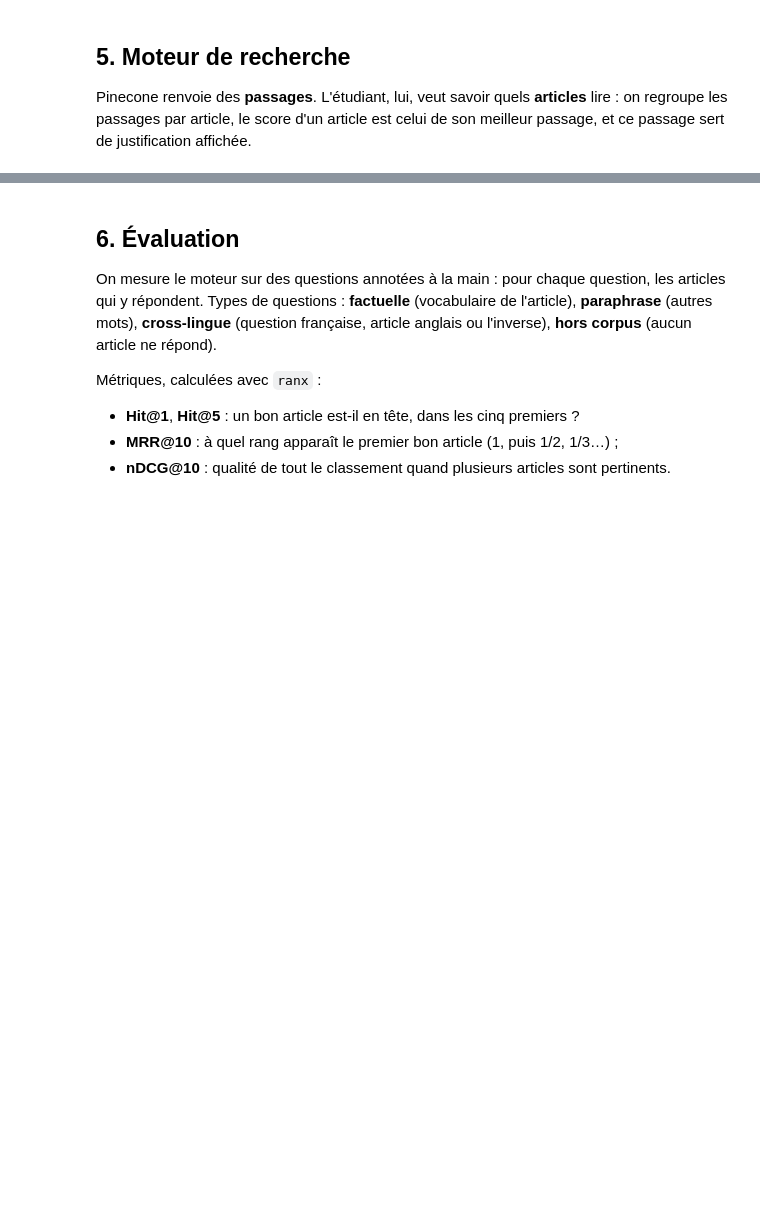
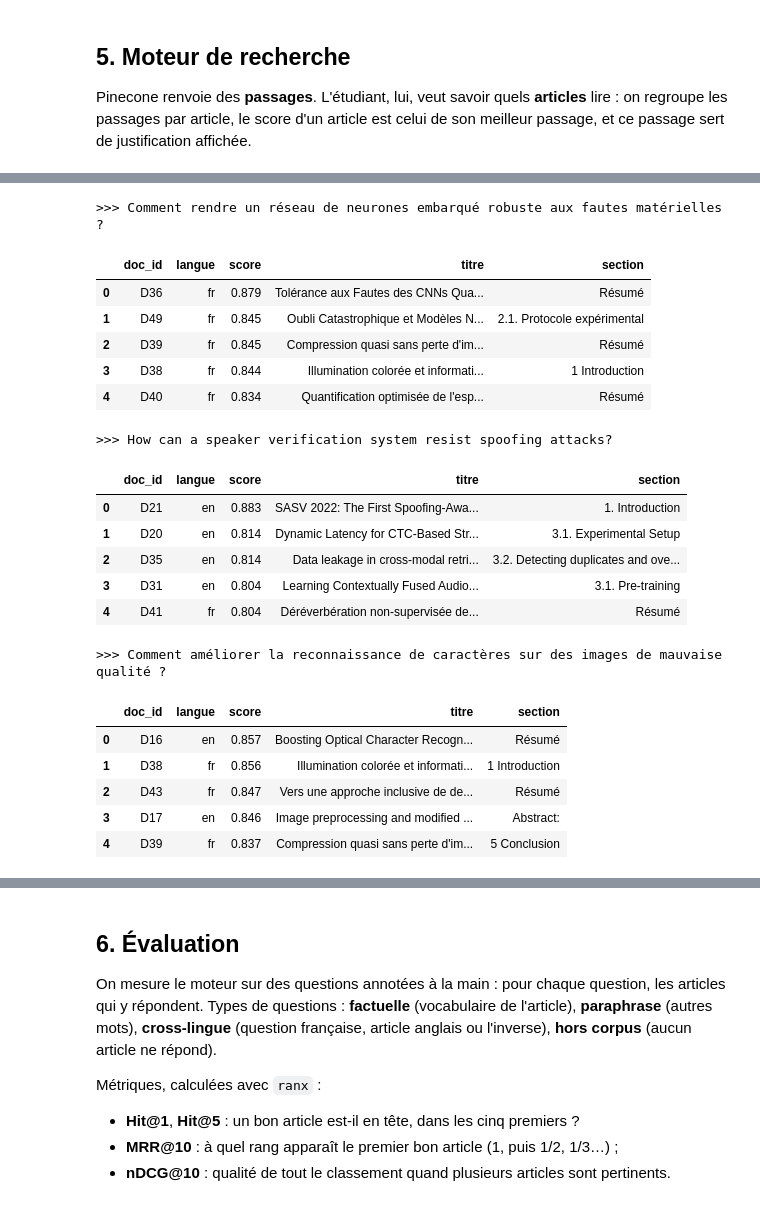
Before and after one commit to mentalist011101/tp1-recherche-semantique, a Jupyter notebook: notebooks/recherche_semantique.ipynb, the cells around one changed output, grey strips where cells are left out. Drawn from its saved outputs; the diff is of its cells as text; code cells hidden in the pictures; blank space fills up the shorter version.

Commit message:
Section 5 : recherche par passages et regroupement par article
Co-Authored-By: Claude Opus 5.5 <noreply@anthropic.com>
Claude-Session: https://claude.ai/code/session_01UH6xsn768jvjymdy5CoT6D

```diff
--- a/notebooks/recherche_semantique.ipynb
+++ b/notebooks/recherche_semantique.ipynb
@@ -580,3 +580,15 @@ passage sert de justification affichée.
 # vectorstore.similarity_search_with_score sur trois questions : une en français, une en anglais,
 # et une en français dont la réponse est un article anglais.
 # Afficher pour chaque passage : score, doc_id, section, début du texte.
+QUESTIONS = [
+    "Comment rendre un réseau de neurones embarqué robuste aux fautes matérielles ?",  # réponse attendue : D36 (fr)
+    "How can a speaker verification system resist spoofing attacks?",  # D21 (en)
+    "Comment améliorer la reconnaissance de caractères sur des images de mauvaise qualité ?",  # D16, D17 (en)
+]
+
+for question in QUESTIONS:
+    print(f"\n>>> {question}")
+    for doc, score in vectorstore.similarity_search_with_score(question, k=5):
+        # Le page_content commence par le préfixe « titre › section » : on affiche le texte après.
+        text = doc.page_content.split("\n\n", 1)[-1]
+        print(f"{score:.3f}  {doc.metadata['doc_id']}  {doc.metadata['section'][:30]:<30}  {text[:70]}")
@@ -584,5 +617,51 @@ passage sert de justification affichée.
 # Écrire search_articles(question: str, k_passages: int = 20, k_articles: int = 5) -> pd.DataFrame :
 # récupérer k_passages passages, garder le meilleur passage de chaque doc_id, renvoyer les
 # k_articles meilleurs articles (doc_id, titre, langue, score, section et texte du meilleur passage).
+
+
+def search_articles(question: str, k_passages: int = 60, k_articles: int = 5) -> pd.DataFrame:
+    # On demande bien plus de passages que d'articles voulus : un article très pertinent occupe
+    # souvent toutes les premières places. Avec 20 passages, la question sur le spoofing ne
+    # renvoyait qu'un seul article, D21, qui avait les 20 meilleurs passages.
+    results = vectorstore.similarity_search_with_score(question, k=k_passages)
+    rows = pd.DataFrame([
+        {
+            "doc_id": doc.metadata["doc_id"],
+            "titre": doc.metadata["titre"],
+            "langue": doc.metadata["langue"],
+            "score": round(score, 3),
+            "section": doc.metadata["section"],
+            "passage": doc.page_content.split("\n\n", 1)[-1],
+        }
+        for doc, score in results
+    ])
+    # Pinecone renvoie les passages du plus proche au moins proche : la première occurrence d'un
+    # article est son meilleur passage. Score de l'article = score de ce passage (max).
+    return rows.drop_duplicates("doc_id").head(k_articles).reset_index(drop=True)
 # %%
 # Tester search_articles sur les trois questions précédentes.
+for question in QUESTIONS:
+    print(f"\n>>> {question}")
+    display(search_articles(question)[["doc_id", "langue", "score", "titre", "section"]])
+# %% [output]
+>>> Comment rendre un réseau de neurones embarqué robuste aux fautes matérielles ?
+|  | doc_id | langue | score | titre | section |
+| 0 | D36 | fr | 0.879 | Tolérance aux Fautes des CNNs Qua... | Résumé |
+| 1 | D49 | fr | 0.845 | Oubli Catastrophique et Modèles N... | 2.1. Protocole expérimental |
+| 2 | D39 | fr | 0.845 | Compression quasi sans perte d'im... | Résumé |
+| 3 | D38 | fr | 0.844 | Illumination colorée et informati... | 1 Introduction |
+| 4 | D40 | fr | 0.834 | Quantification optimisée de l'esp... | Résumé |
+>>> How can a speaker verification system resist spoofing attacks?
+|  | doc_id | langue | score | titre | section |
+| 0 | D21 | en | 0.883 | SASV 2022: The First Spoofing-Awa... | 1. Introduction |
+| 1 | D20 | en | 0.814 | Dynamic Latency for CTC-Based Str... | 3.1. Experimental Setup |
+| 2 | D35 | en | 0.814 | Data leakage in cross-modal retri... | 3.2. Detecting duplicates and ove... |
+| 3 | D31 | en | 0.804 | Learning Contextually Fused Audio... | 3.1. Pre-training |
+| 4 | D41 | fr | 0.804 | Déréverbération non-supervisée de... | Résumé |
+>>> Comment améliorer la reconnaissance de caractères sur des images de mauvaise qualité ?
+|  | doc_id | langue | score | titre | section |
+| 0 | D16 | en | 0.857 | Boosting Optical Character Recogn... | Résumé |
+| 1 | D38 | fr | 0.856 | Illumination colorée et informati... | 1 Introduction |
+| 2 | D43 | fr | 0.847 | Vers une approche inclusive de de... | Résumé |
+| 3 | D17 | en | 0.846 | Image preprocessing and modified ... | Abstract: |
+| 4 | D39 | fr | 0.837 | Compression quasi sans perte d'im... | 5 Conclusion |
```
Also changed, not shown: parts of 3 cells of this notebook.
